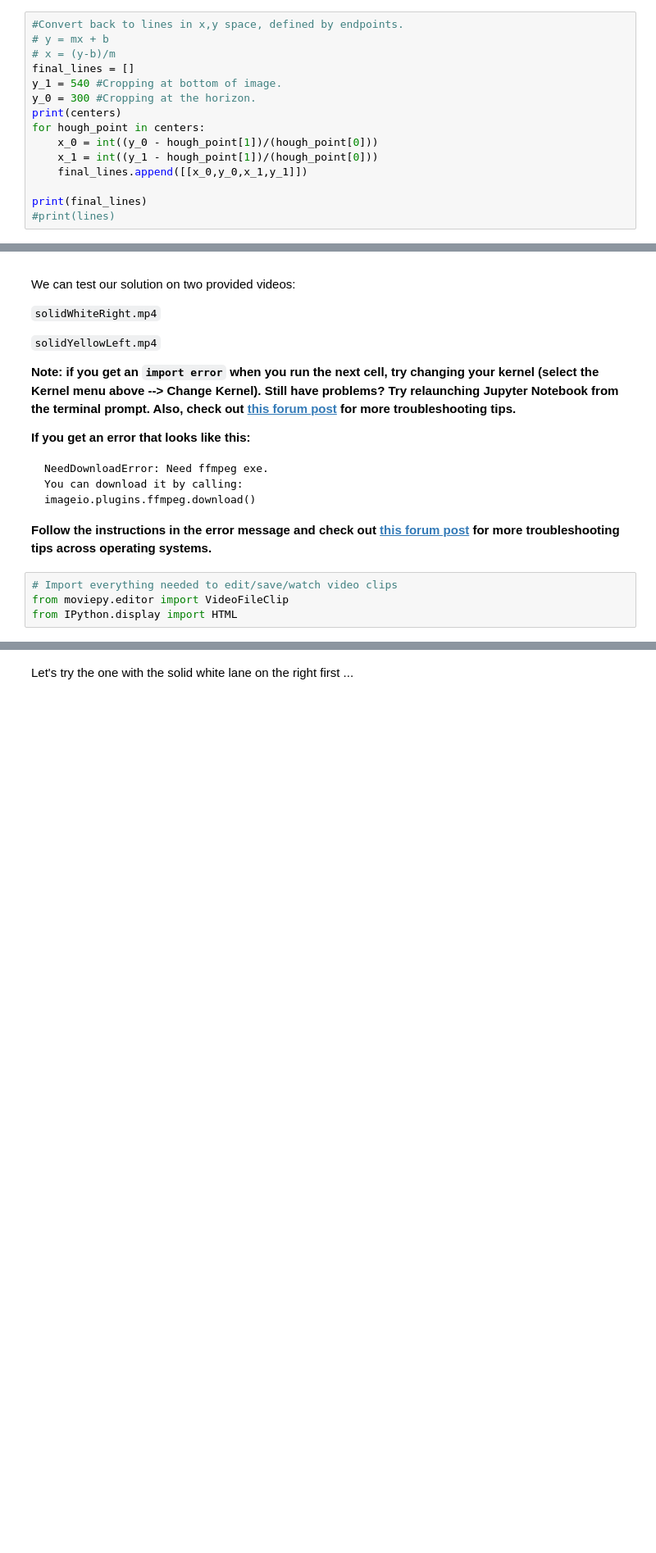
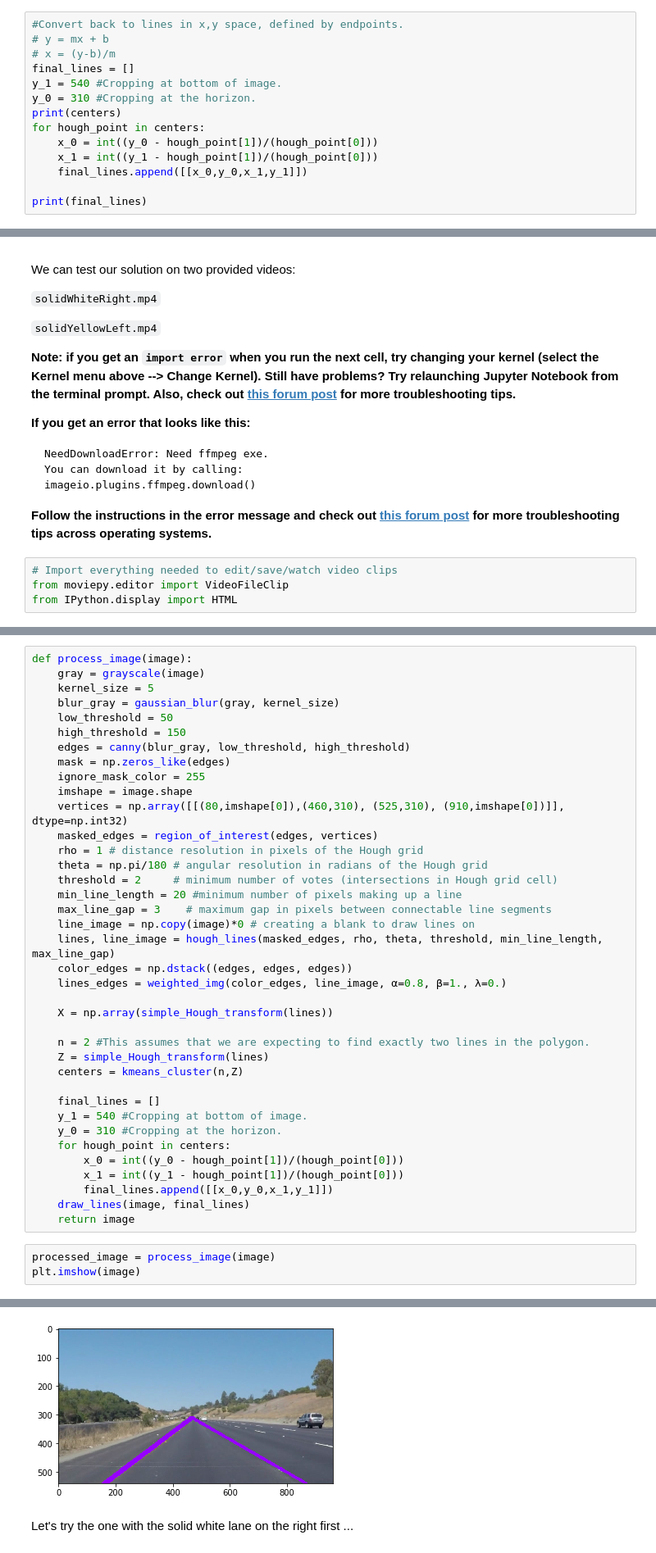
Before and after one commit to tevisgehr/Tevis_Self_Driving_Car_Nanodegree_Udacity, a Jupyter notebook: CarND-LaneLines-P1-master/P1.ipynb, the cells around one changed output, grey strips where cells are left out. Shown at 82% size. Saved outputs shown, nothing was run; the diff lists cells and outputs as text; blank space fills up the shorter version.

```diff
--- a/CarND-LaneLines-P1-master/P1.ipynb
+++ b/CarND-LaneLines-P1-master/P1.ipynb
@@ -356,7 +352,7 @@ array([  -0.6945159 ,  641.62424034])
 # x = (y-b)/m
 final_lines = []
 y_1 = 540 #Cropping at bottom of image.
-y_0 = 300 #Cropping at the horizon.
+y_0 = 310 #Cropping at the horizon.
 print(centers)
 for hough_point in centers:
     x_0 = int((y_0 - hough_point[1])/(hough_point[0]))
@@ -364,5 +360,4 @@ for hough_point in centers:
     final_lines.append([[x_0,y_0,x_1,y_1]])
 
 print(final_lines)
-#print(lines)
 # %% [output]
@@ -414,0 +403,42 @@ def process_image(image):
+# %%
+def process_image(image):
+    gray = grayscale(image)
+    kernel_size = 5
+    blur_gray = gaussian_blur(gray, kernel_size)
+    low_threshold = 50
+    high_threshold = 150
+    edges = canny(blur_gray, low_threshold, high_threshold)
+    mask = np.zeros_like(edges)
+    ignore_mask_color = 255
+    imshape = image.shape
+    vertices = np.array([[(80,imshape[0]),(460,310), (525,310), (910,imshape[0])]], dtype=np.int32)
+    masked_edges = region_of_interest(edges, vertices)
+    rho = 1 # distance resolution in pixels of the Hough grid
+    theta = np.pi/180 # angular resolution in radians of the Hough grid
+    threshold = 2     # minimum number of votes (intersections in Hough grid cell)
+    min_line_length = 20 #minimum number of pixels making up a line
+    max_line_gap = 3    # maximum gap in pixels between connectable line segments
+    line_image = np.copy(image)*0 # creating a blank to draw lines on
+    lines, line_image = hough_lines(masked_edges, rho, theta, threshold, min_line_length, max_line_gap)
+    color_edges = np.dstack((edges, edges, edges))
+    lines_edges = weighted_img(color_edges, line_image, α=0.8, β=1., λ=0.)
+
+    X = np.array(simple_Hough_transform(lines))
+
+    n = 2 #This assumes that we are expecting to find exactly two lines in the polygon.
+    Z = simple_Hough_transform(lines)
+    centers = kmeans_cluster(n,Z)
+
+    final_lines = []
+    y_1 = 540 #Cropping at bottom of image.
+    y_0 = 310 #Cropping at the horizon.
+    for hough_point in centers:
+        x_0 = int((y_0 - hough_point[1])/(hough_point[0]))
+        x_1 = int((y_1 - hough_point[1])/(hough_point[0]))
+        final_lines.append([[x_0,y_0,x_1,y_1]])
+    draw_lines(image, final_lines)
+    return image
+# %%
+processed_image = process_image(image)
+plt.imshow(image)
+# %% [output]
@@ -415,3 +446,4 @@ def process_image(image):
+[figure, added]
 # %% [markdown]
 Let's try the one with the solid white lane on the right first ...
 # %%
```
Also changed, not shown: parts of 12 cells of this notebook.
